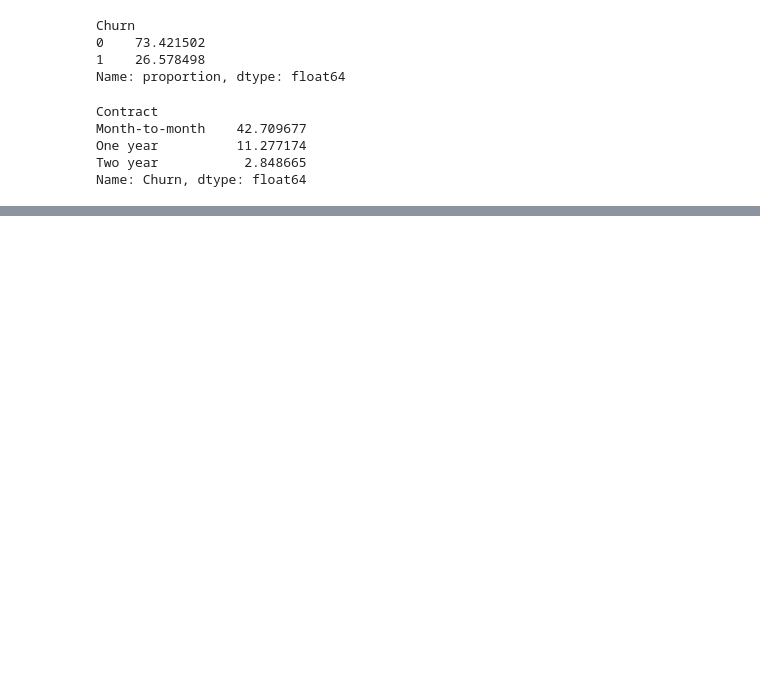
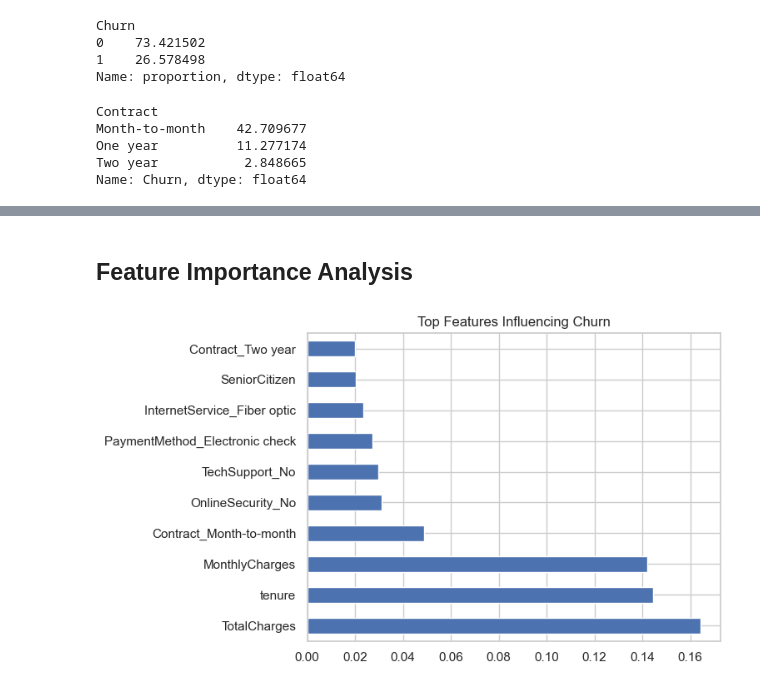
Before and after one commit to daneetjie/CYO_project, a Jupyter notebook: data_exploration_and_cleaning.ipynb, the cells around one changed output, grey strips where cells are left out. Drawn from its saved outputs; the diff is of its cells as text; code cells hidden in the pictures; blank space fills up the shorter version.

```diff
--- a/data_exploration_and_cleaning.ipynb
+++ b/data_exploration_and_cleaning.ipynb
@@ -137,0 +226,18 @@ Name: Churn, dtype: float64
+# %% [markdown]
+## Feature Importance Analysis
+# %%
+from sklearn.ensemble import RandomForestClassifier
+
+X = pd.get_dummies(df.drop("Churn", axis=1))
+y = df["Churn"]
+
+model = RandomForestClassifier()
+model.fit(X, y)
+
+importance = pd.Series(model.feature_importances_, index=X.columns)
+
+importance.nlargest(10).plot(kind="barh")
+plt.title("Top Features Influencing Churn")
+plt.show()
+# %% [output]
+[figure, added]
```
Also changed, not shown: parts of 18 cells of this notebook, 1 other file.
